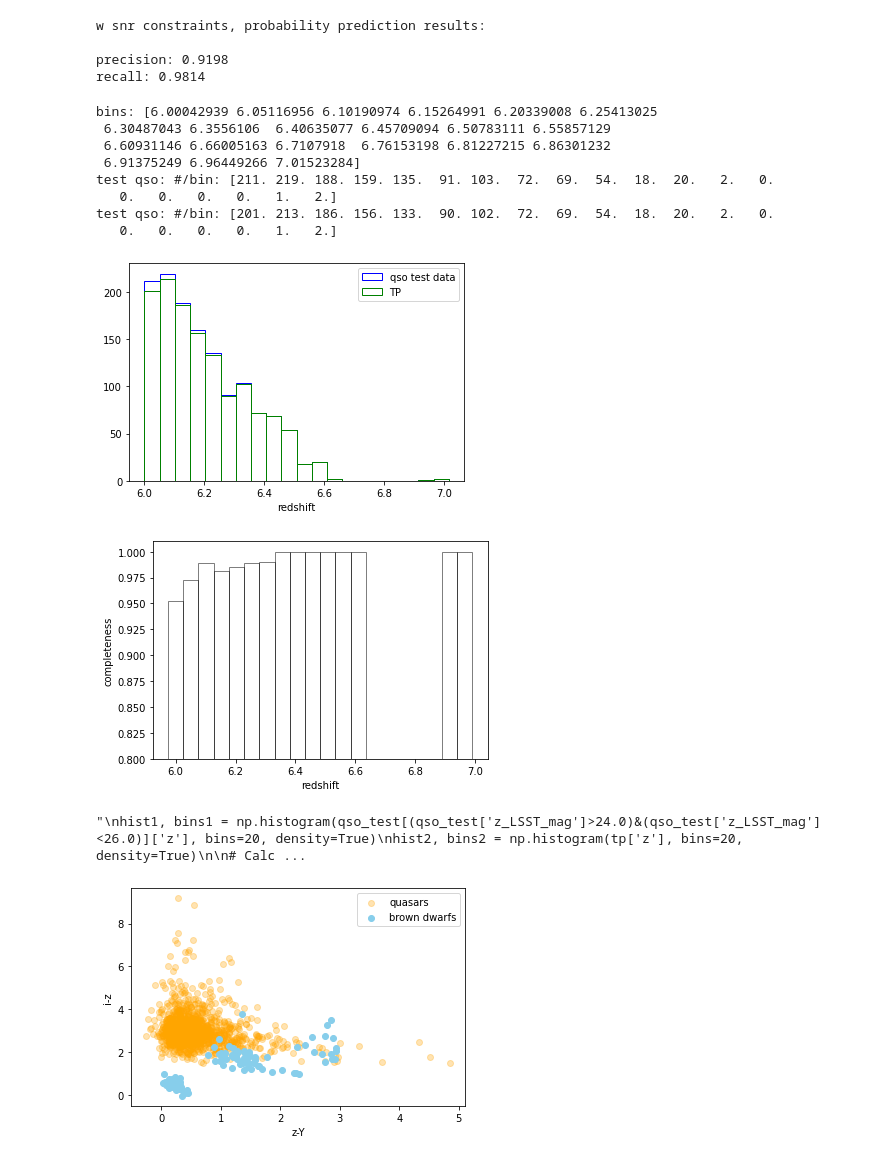
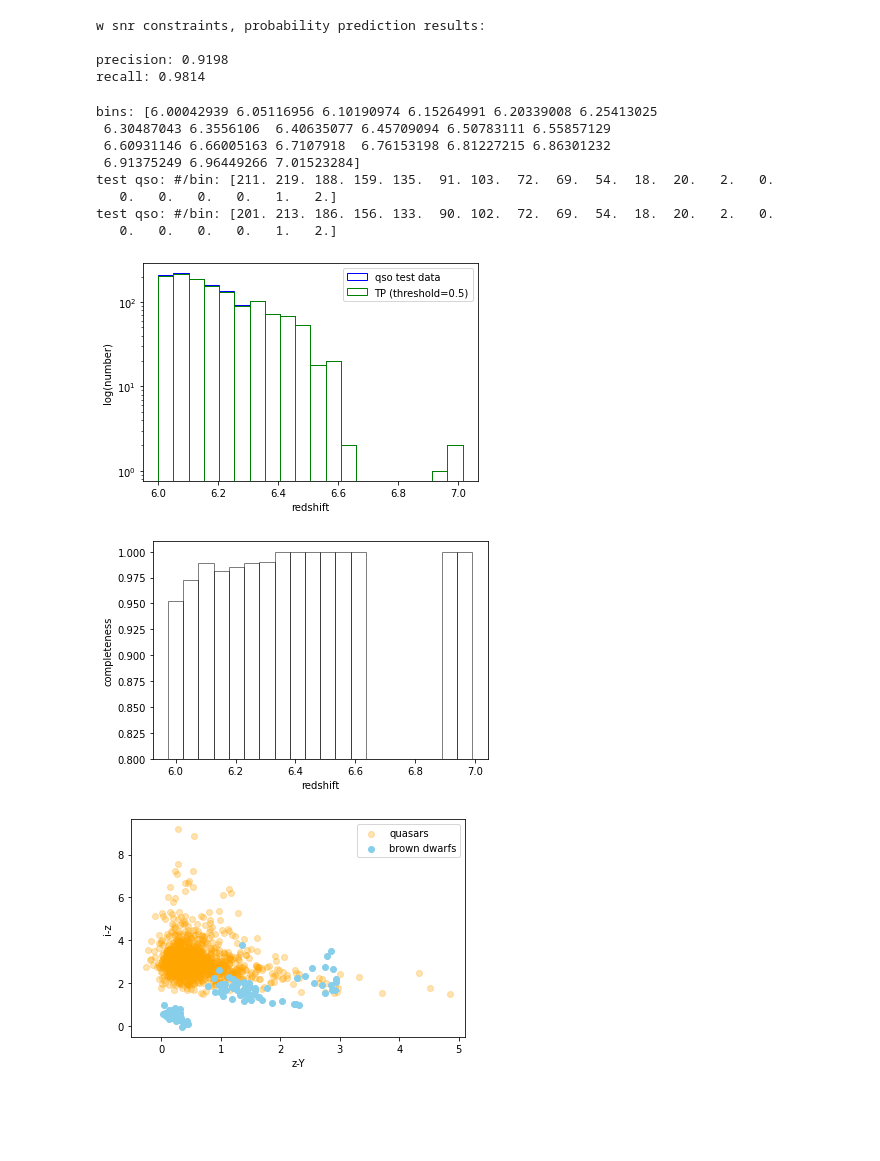
Before and after one commit to jlmaurora233/high-z-quasar-classification, a Jupyter notebook: z pipeline prob.ipynb, the cells around one changed output. Drawn from its saved outputs; the diff is of its cells as text; code cells hidden in the pictures; blank space fills up the shorter version.

```diff
--- a/z pipeline prob.ipynb
+++ b/z pipeline prob.ipynb
@@ -407,8 +407,8 @@ qso_test_26 = qso_test_copy[(qso_test_copy['z_LSST_mag']>24.0)&(qso_test_copy['z
 # %% [markdown]
 ### Use weighted_prob = 0.5 as the threshold
 # %%
-pred_qso = test_copy[test_copy['weighted prob'] > 0.5]
-pred_qso.describe()
+pred_qso1 = test_copy[test_copy['weighted prob'] > 0.5]
+pred_qso1.describe()
 # %% [output]
 |  | i_LSST_mag | z_LSST_mag | Y_WFI_mag | J_WFI_mag | H_WFI_mag | F_WFI_mag | label | prob_1a | prob_1b | ... |
 | count | 1434.000000 | 1434.000000 | 1434.000000 | 1434.000000 | 1434.000000 | 1434.000000 | 1434.000000 | 1434.000000 | 1434.000000 | ... |
@@ -420,8 +420,8 @@ pred_qso.describe()
 | 75% | 28.440157 | 25.580581 | 25.017503 | 25.020554 | 25.034327 | 24.845640 | 1.000000 | 1.000000 | 1.000000 | ... |
 | max | 34.283547 | 25.999147 | 26.175825 | 26.290053 | 26.334833 | 26.129822 | 1.000000 | 1.000000 | 1.000000 | ... |
 # %%
-tp = pred_qso.merge(qso_test_26)
-tp.describe()
+tp1 = pred_qso1.merge(qso_test_26)
+tp1.describe()
 # %% [output]
 |  | i_LSST_mag | z_LSST_mag | Y_WFI_mag | J_WFI_mag | H_WFI_mag | F_WFI_mag | label | prob_1a | prob_1b | ... |
 | count | 1319.000000 | 1319.000000 | 1319.000000 | 1319.000000 | 1319.000000 | 1319.000000 | 1319.0 | 1319.000000 | 1319.000000 | ... |
@@ -521,54 +521,33 @@ w snr constraints, probability prediction results:
 precision: 0.9198
 recall: 0.9814
 # %%
-hist1, bins1, _ = plt.hist(qso_test_26['z'], bins=20, fill=False, label='qso test data', edgecolor='blue')
-hist2, bins2, _ = plt.hist(tp['z'], bins=20, fill=False, label='TP', edgecolor='green')
-print('bins:', bins1)
-print('test qso: #/bin:', hist1)
-print('test qso: #/bin:', hist2)
+hist11, bins11, _ = plt.hist(qso_test_26['z'], bins=20, fill=False, label='qso test data', edgecolor='blue')
+hist21, bins21, _ = plt.hist(tp1['z'], bins=20, fill=False, label='TP (threshold=0.5)', edgecolor='green')
+print('bins:', bins11)
+print('test qso: #/bin:', hist11)
+print('test qso: #/bin:', hist21)
 plt.xlabel('redshift')
+plt.ylabel('log(number)')
+plt.yscale('log')
 plt.legend()
 plt.show()
 
-ratio = hist2/hist1
-plt.bar(bins1[:-1], ratio, width=(bins1[1] - bins1[0]), alpha=0.5, label='Density Ratios', fill=False)
+ratio = hist21/hist11
+plt.bar(bins11[:-1], ratio, width=(bins11[1] - bins11[0]), alpha=0.5, label='Density Ratios', fill=False)
 plt.ylim(0.8, 1.01)
 plt.xlabel('redshift')
 plt.ylabel('completeness')
 plt.show()
-'''
-hist1, bins1 = np.histogram(qso_test[(qso_test['z_LSST_mag']>24.0)&(qso_test['z_LSST_mag']<26.0)]['z'], bins=20, density=True)
-hist2, bins2 = np.histogram(tp['z'], bins=20, density=True)
-
-# Calculate density ratios
-density_ratio = hist2 / hist1
-
-# Create a figure and axis
-plt.figure(figsize=(8, 6))
-
-# Plot the density ratios
-plt.bar(bins1[:-1], density_ratio, width=(bins1[1] - bins1[0]), alpha=0.5, fill=False)
-
-# Add labels and legend
-plt.xlabel('redshift')
-plt.ylabel('Density Ratio')
-plt.title('Completeness')
-plt.legend()
-plt.ylim(0.8, 1.1)
-# Show the plot
-plt.show()
-'''
 # %% [output]
 bins: [6.00042939 6.05116956 6.10190974 6.15264991 6.20339008 6.25413025
  6.30487043 6.3556106  6.40635077 6.45709094 6.50783111 6.55857129
  6.60931146 6.66005163 6.7107918  6.76153198 6.81227215 6.86301232
  6.91375249 6.96449266 7.01523284]
 test qso: #/bin: [211. 219. 188. 159. 135.  91. 103.  72.  69.  54.  18.  20.   2.   0.
    0.   0.   0.   0.   1.   2.]
 test qso: #/bin: [201. 213. 186. 156. 133.  90. 102.  72.  69.  54.  18.  20.   2.   0.
    0.   0.   0.   0.   1.   2.]
-[figure, old version]
+[figure, new version]
 [figure]
-"\nhist1, bins1 = np.histogram(qso_test[(qso_test['z_LSST_mag']>24.0)&(qso_test['z_LSST_mag']<26.0)]['z'], bins=20, density=True)\nhist2, bins2 = np.histogram(tp['z'], bins=20, density=True)\n\n# Calc ...
 # %%
 # i-z vs z-Y
```
Also changed, not shown: parts of 72 cells of this notebook.
